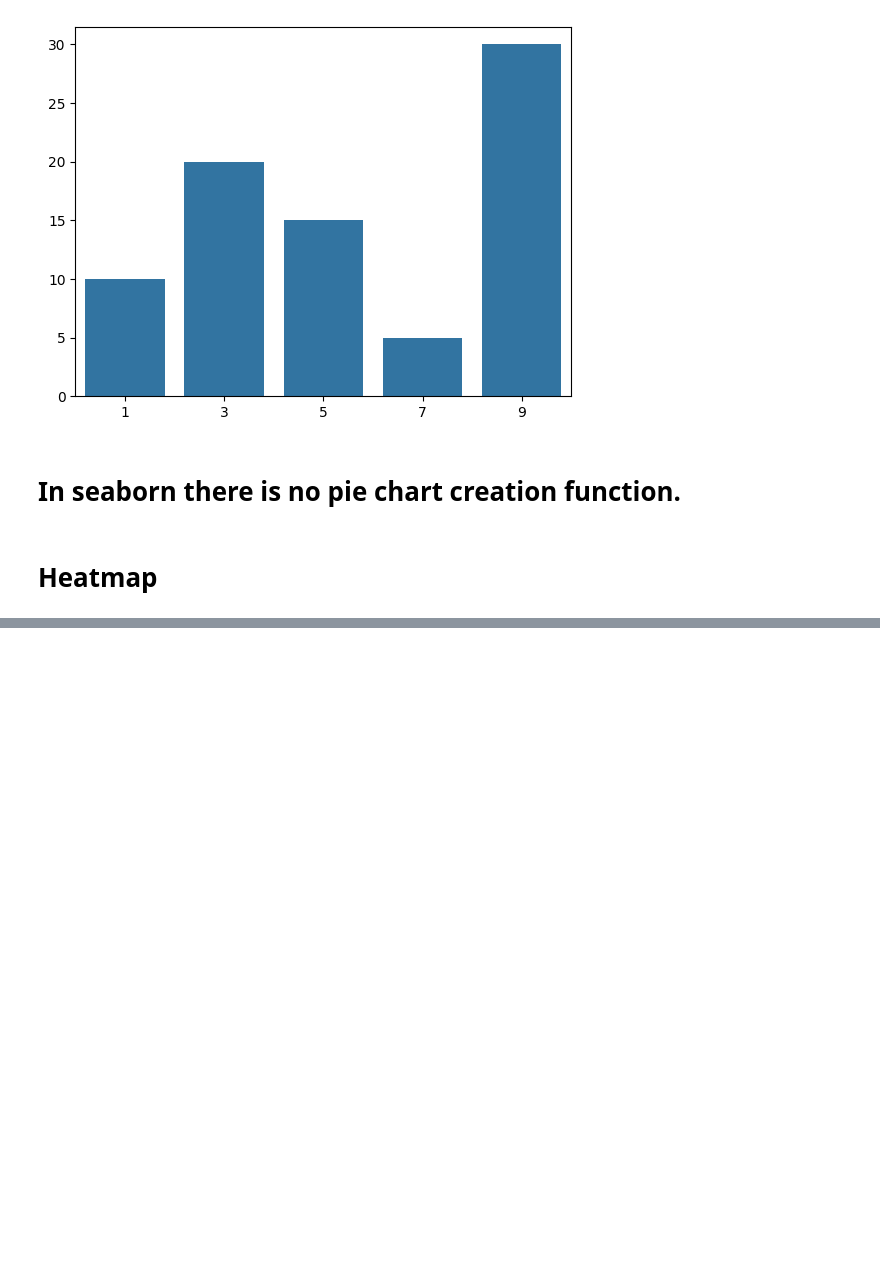
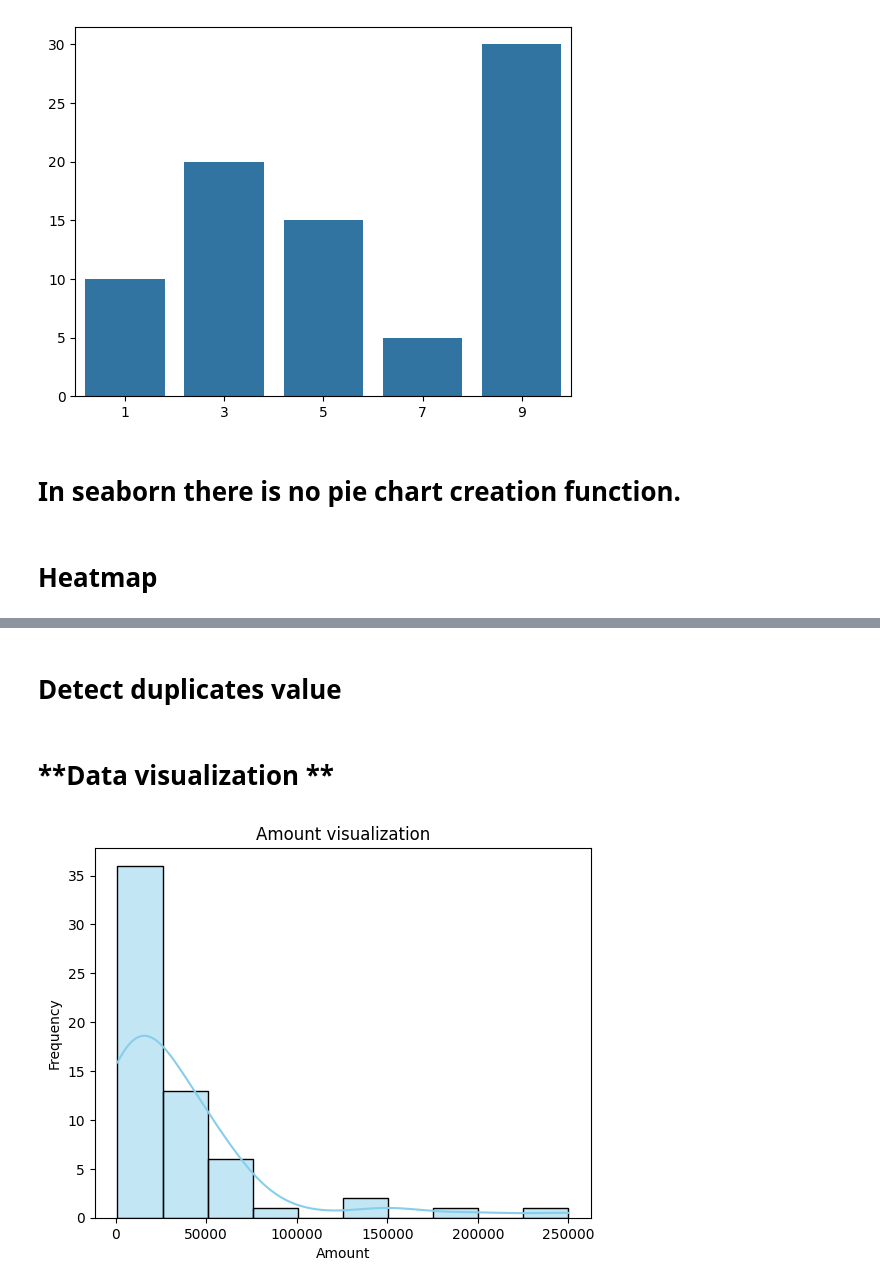
Before and after one commit to AbirHasanRawvy/Data-Analyst-BasicToAdvance, a Jupyter notebook: Paython/Class_26_Visualization.ipynb, the cells around one changed output, grey strips where cells are left out. Saved outputs shown, nothing was run; the diff lists cells and outputs as text; code cells hidden in the pictures; blank space fills up the shorter version.

Commit message:
Paython for data analytics.

```diff
--- a/Paython/Class_26_Visualization.ipynb
+++ b/Paython/Class_26_Visualization.ipynb
@@ -98,3 +98,13 @@ plt.show()
 # **In seaborn there is no pie chart creation function.**
 # %% [markdown]
 # **Heatmap**
+# %%
+import pandas as pd #Libraries;
+
+df = pd.read_csv("/content/DataSheet.csv")
+print(df)
+df.head() # first 5 rows
+df.info() # data types & null
+df.describe() # Summary of numerical data
+df.shape # rows & columns
+df.columns # column names
@@ -100,0 +151,15 @@ plt.show()
+# %% [markdown]
+# **Detect duplicates value**
+# %%
+df.duplicated().sum()
+df.drop_duplicates(inplace=True)
+# %% [markdown]
+# **Data visualization **
+# %%
+sns.histplot(df['Amout'], bins=10, kde=True, color='skyblue')
+plt.xlabel('Amount')
+plt.ylabel('Frequency')
+plt.title('Amount visualization')
+plt.show()
+# %% [output]
+[figure, added]
```
Also changed, not shown: parts of 8 cells of this notebook.
